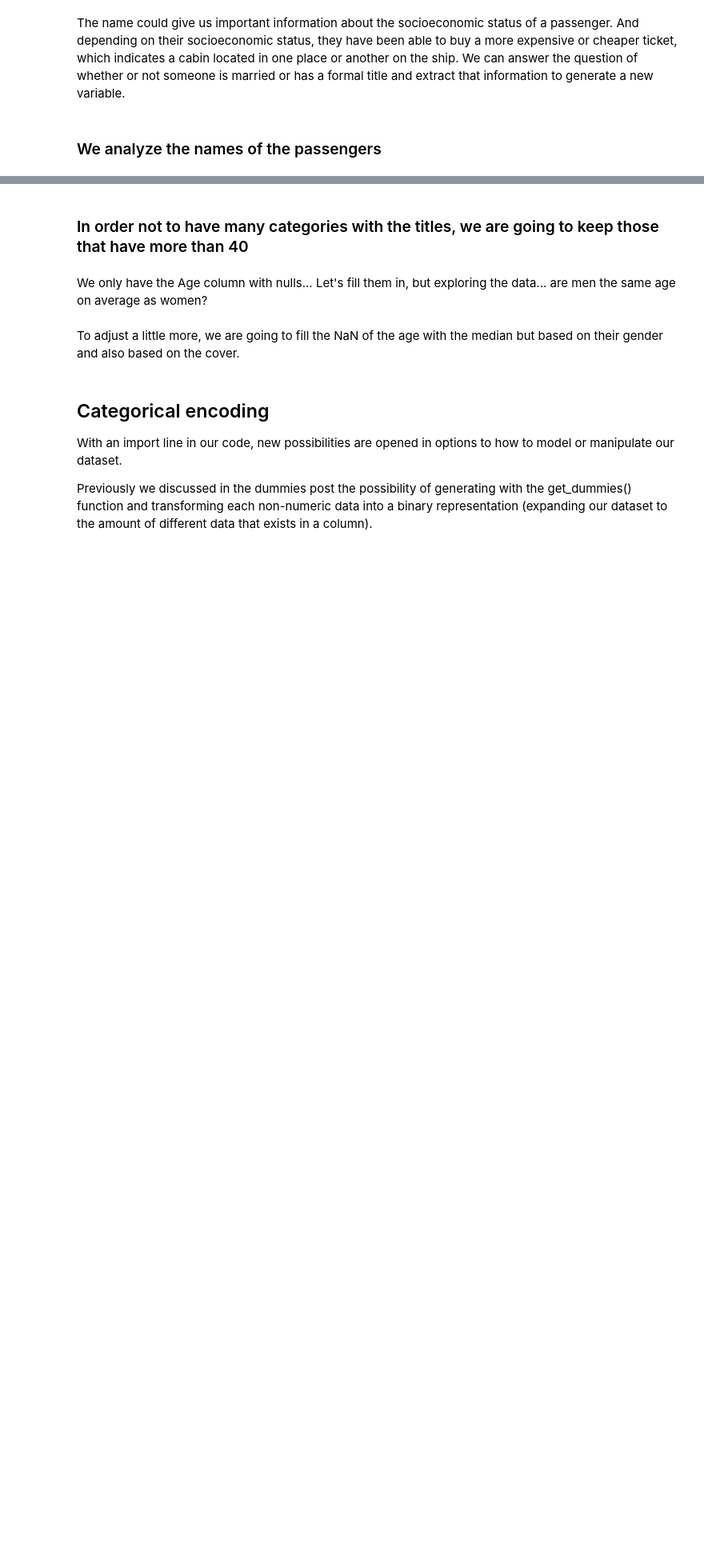
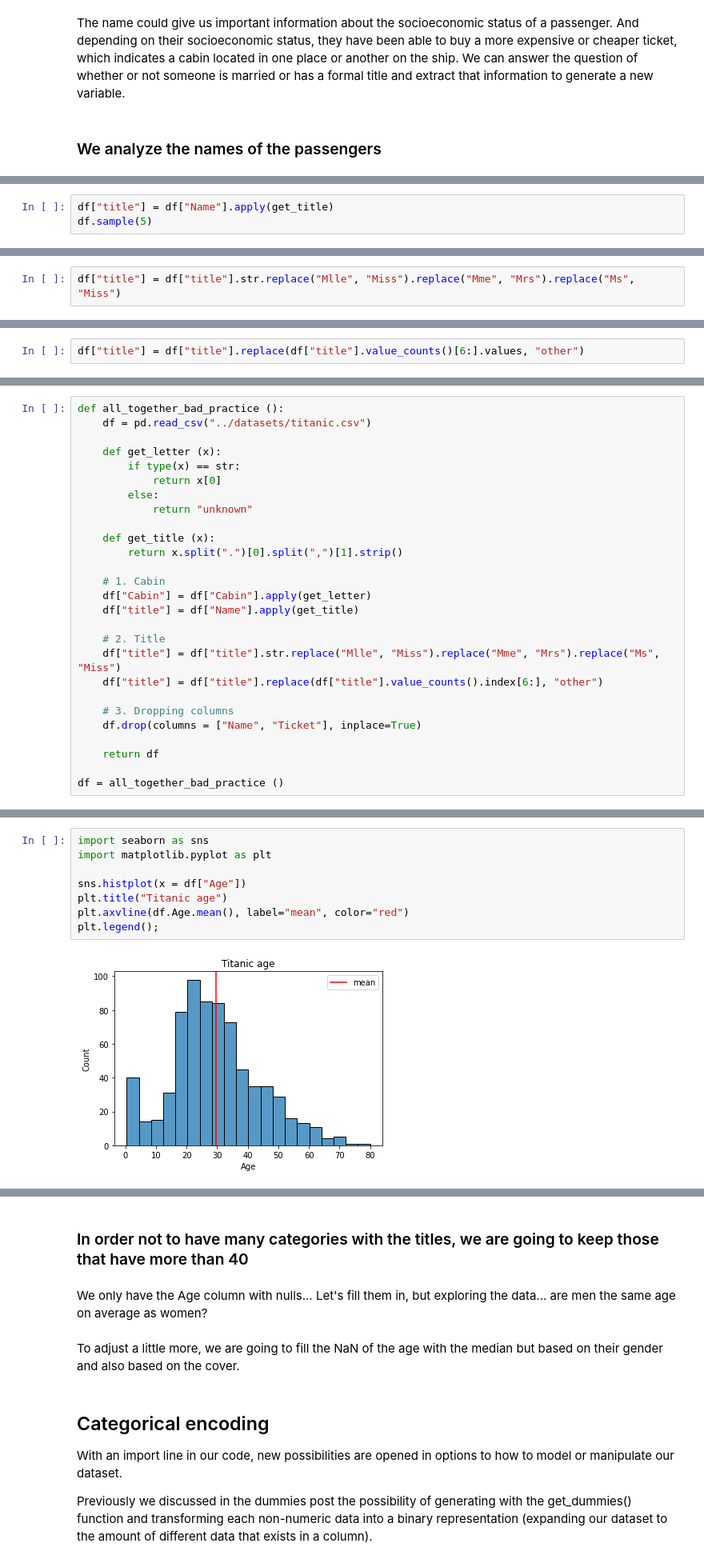
Before and after one commit to Ironhack-data-bcn-january-2024/lectures, a Jupyter notebook: week-7/04-Feature_engineering.ipynb, the cells around one changed output, grey strips where cells are left out. Shown at 80% size. Cells and saved outputs as stored; diff of their text form; blank space fills up the shorter version.

```diff
--- a/week-7/04-Feature_engineering.ipynb
+++ b/week-7/04-Feature_engineering.ipynb
@@ -24,0 +218,3 @@ The name could give us important information about the socioeconomic status of a
+# %%
+df["title"] = df["Name"].apply(get_title)
+df.sample(5)
@@ -24,0 +256,2 @@ The name could give us important information about the socioeconomic status of a
+# %%
+df["title"] = df["title"].str.replace("Mlle", "Miss").replace("Mme", "Mrs").replace("Ms", "Miss")
@@ -24,0 +290,2 @@ The name could give us important information about the socioeconomic status of a
+# %%
+df["title"] = df["title"].replace(df["title"].value_counts()[6:].values, "other")
@@ -24,0 +308,27 @@ The name could give us important information about the socioeconomic status of a
+# %%
+def all_together_bad_practice ():
+    df = pd.read_csv("../datasets/titanic.csv")
+
+    def get_letter (x):
+        if type(x) == str:
+            return x[0]
+        else:
+            return "unknown"
+
+    def get_title (x):
+        return x.split(".")[0].split(",")[1].strip()
+
+    # 1. Cabin
+    df["Cabin"] = df["Cabin"].apply(get_letter)
+    df["title"] = df["Name"].apply(get_title)
+
+    # 2. Title
+    df["title"] = df["title"].str.replace("Mlle", "Miss").replace("Mme", "Mrs").replace("Ms", "Miss")
+    df["title"] = df["title"].replace(df["title"].value_counts().index[6:], "other")
+
+    # 3. Dropping columns
+    df.drop(columns = ["Name", "Ticket"], inplace=True)
+
+    return df
+
+df = all_together_bad_practice ()
@@ -24,0 +372,10 @@ The name could give us important information about the socioeconomic status of a
+# %%
+import seaborn as sns
+import matplotlib.pyplot as plt
+
+sns.histplot(x = df["Age"])
+plt.title("Titanic age")
+plt.axvline(df.Age.mean(), label="mean", color="red")
+plt.legend();
+# %% [output]
+[figure, added]
```
Also changed, not shown: parts of 42 cells of this notebook.
